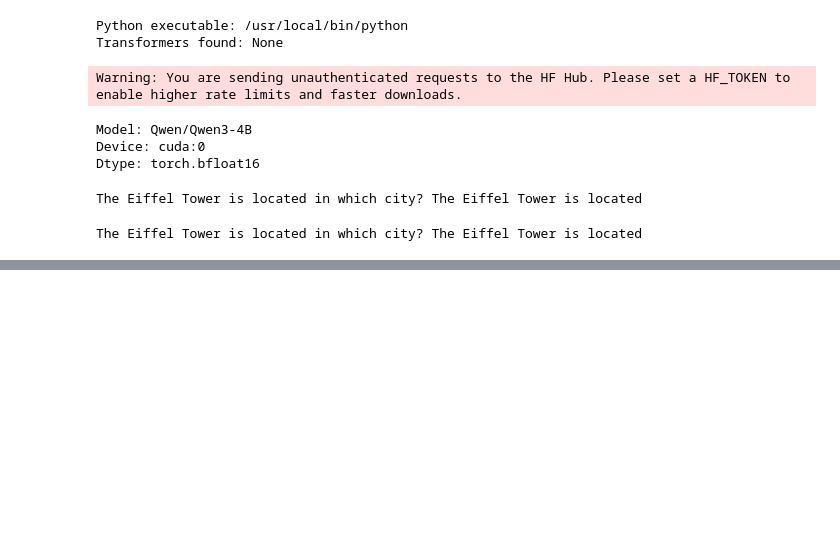
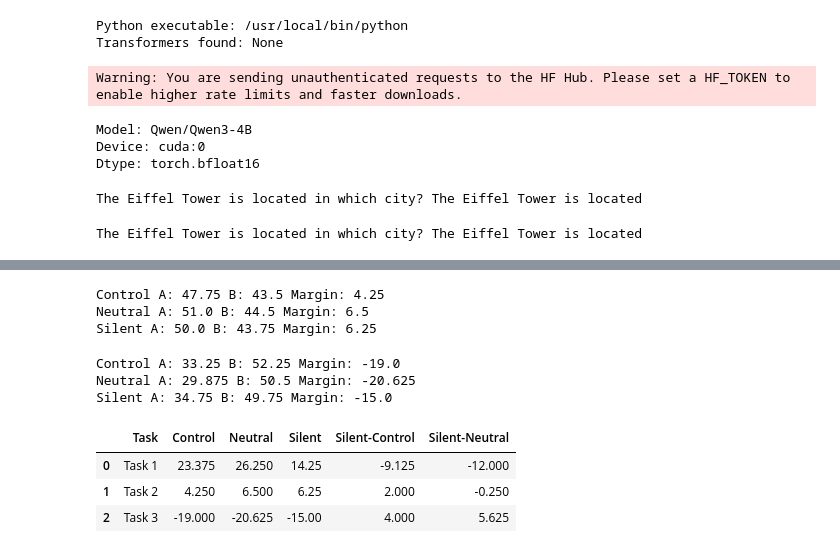
Before and after one commit to pinatics/observer-effect-mech-interp, a Jupyter notebook: phase2_behavioral_exploration.ipynb, the cells around one changed output, grey strips where cells are left out. Saved outputs shown, nothing was run; the diff lists cells and outputs as text; code cells hidden in the pictures; blank space fills up the shorter version.

Commit message:
phase2: explore behavioral effects of self-directed attention

```diff
--- a/phase2_behavioral_exploration.ipynb
+++ b/phase2_behavioral_exploration.ipynb
@@ -118,0 +1405,77 @@ The Eiffel Tower is located in which city? The Eiffel Tower is located
+# %%
+task2_margins = {
+    "Control": get_ab_margin(task2_base),
+    "Neutral": get_ab_margin(task2_neutral),
+    "Silent": get_ab_margin(task2_silent)
+}
+
+for condition, result in task2_margins.items():
+    print(
+        condition,
+        "A:", result["logit_A"],
+        "B:", result["logit_B"],
+        "Margin:", result["margin"]
+    )
+# %% [output]
+Control A: 47.75 B: 43.5 Margin: 4.25
+Neutral A: 51.0 B: 44.5 Margin: 6.5
+Silent A: 50.0 B: 43.75 Margin: 6.25
+# %%
+task3_margins = {
+    "Control": get_ab_margin(task3_base),
+    "Neutral": get_ab_margin(task3_neutral),
+    "Silent": get_ab_margin(task3_silent)
+}
+
+for condition, result in task3_margins.items():
+    print(
+        condition,
+        "A:", result["logit_A"],
+        "B:", result["logit_B"],
+        "Margin:", result["margin"]
+    )
+# %% [output]
+Control A: 33.25 B: 52.25 Margin: -19.0
+Neutral A: 29.875 B: 50.5 Margin: -20.625
+Silent A: 34.75 B: 49.75 Margin: -15.0
+# %%
+import pandas as pd
+
+phase2_results = pd.DataFrame({
+    "Task": ["Task 1", "Task 2", "Task 3"],
+
+    "Control": [
+        23.375,
+        4.250,
+        -19.000
+    ],
+
+    "Neutral": [
+        26.250,
+        6.500,
+        -20.625
+    ],
+
+    "Silent": [
+        14.250,
+        6.250,
+        -15.000
+    ]
+})
+
+phase2_results["Silent-Control"] = (
+    phase2_results["Silent"]
+    - phase2_results["Control"]
+)
+
+phase2_results["Silent-Neutral"] = (
+    phase2_results["Silent"]
+    - phase2_results["Neutral"]
+)
+
+phase2_results
+# %% [output]
+|  | Task | Control | Neutral | Silent | Silent-Control | Silent-Neutral |
+| 0 | Task 1 | 23.375 | 26.250 | 14.25 | -9.125 | -12.000 |
+| 1 | Task 2 | 4.250 | 6.500 | 6.25 | 2.000 | -0.250 |
+| 2 | Task 3 | -19.000 | -20.625 | -15.00 | 4.000 | 5.625 |
```
Also changed, not shown: parts of 42 cells of this notebook, 1 other file.
